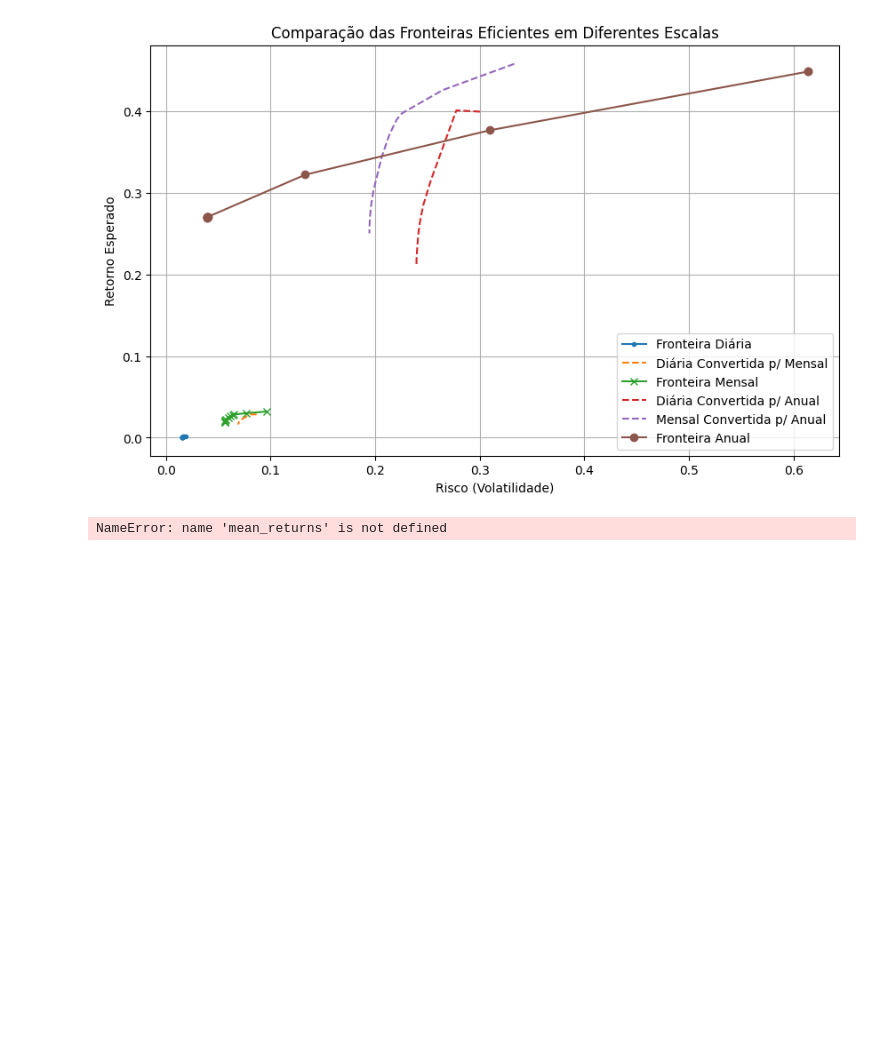
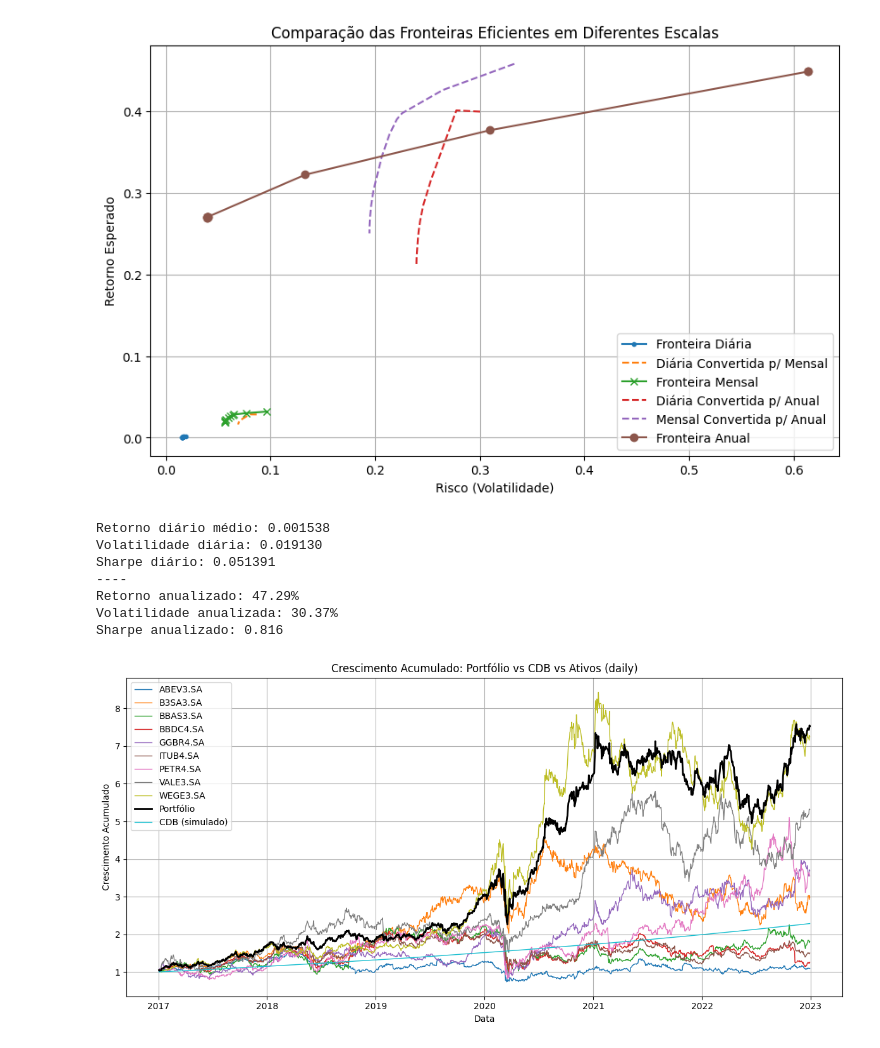
Before and after one commit to maronect/deep_learning_finance, a Jupyter notebook: notebooks/01-markowitz_optimization.ipynb, the cells around one changed output. Saved outputs shown, nothing was run; the diff lists cells and outputs as text; code cells hidden in the pictures; blank space fills up the shorter version.

Commit message:
plot time series comparison monthly and daily

```diff
--- a/notebooks/01-markowitz_optimization.ipynb
+++ b/notebooks/01-markowitz_optimization.ipynb
@@ -221,41 +231,55 @@ vol_sharpe = portfolio_volatility(weights_sharpe, cov_matrix_daily)
 # %%
-ret_sharpe = portfolio_return(weights_sharpe, mean_returns)
-vol_sharpe = portfolio_volatility(weights_sharpe, cov_matrix)
-sharpe_ratio = (ret_sharpe - risk_free_rate_daily) / vol_sharpe
+ret_sharpe_annual = (1 + ret_sharpe) ** 252 - 1
+vol_sharpe_annual = vol_sharpe * np.sqrt(252)
+sharpe_ratio_annual = sharpe_ratio * np.sqrt(252)
 
-print("\nMétricas do Portfólio (Sharpe)")
-print("Retorno:", ret_sharpe * 252)  # anualizado
-print("Volatilidade:", vol_sharpe * 252)
-print("Sharpe Ratio:", sharpe_ratio * 252)
+print(f"Retorno diário médio: {ret_sharpe:.6f}")
+print(f"Volatilidade diária: {vol_sharpe:.6f}")
+print(f"Sharpe diário: {sharpe_ratio:.6f}")
+print("----")
+print(f"Retorno anualizado: {ret_sharpe_annual:.2%}")
+
+
+print(f"Volatilidade anualizada: {vol_sharpe_annual:.2%}")
+print(f"Sharpe anualizado: {sharpe_ratio_annual:.3f}")
 # %% [output]
-NameError: name 'mean_returns' is not defined
+Retorno diário médio: 0.001538
+Volatilidade diária: 0.019130
+Sharpe diário: 0.051391
+----
+Retorno anualizado: 47.29%
+Volatilidade anualizada: 30.37%
+Sharpe anualizado: 0.816
 # %%
-# Definindo taxa anual de benchmark (CDB/CDI)
+# === Benchmark comparativo (CDB/CDI) ===
 from outputs.charts.markowitz_plot import compute_benchmark_growth
 
-##cdi_annual = 0.1365
+frequencia_retorno = 'daily'
 
-# Número de períodos com base nos retornos calculados
-num_periods = len(returns)
+# Número de períodos da série de retornos
+num_periods = len(returns_daily)
 
-# Crescimento acumulado simulado do benchmark
+# Crescimento acumulado do benchmark (CDB simulado)
 cdb_growth = compute_benchmark_growth(risk_free_rate, frequencia_retorno, num_periods)
 
-returns_acumulados = (1 + returns).cumprod()
-returns_acumulados["Portfólio"] = (1 + returns.dot(weights_sharpe)).cumprod()
+# === Retornos acumulados ===
+returns_acumulados = (1 + returns_daily).cumprod()
+returns_acumulados["Portfólio"] = (1 + returns_daily.dot(weights_sharpe)).cumprod()
 returns_acumulados["CDB (simulado)"] = cdb_growth
 
 plt.figure(figsize=(12, 6))
 for col in returns_acumulados.columns:
-    linewidth= 2 if col == 'Portfólio' else 1
-    color = 'black' if col == 'Portfólio' else None
-    plt.plot(returns_acumulados.index, returns_acumulados[col], label=col, linestyle='-', linewidth=linewidth, color=color)
-
+    linewidth = 2 if col == "Portfólio" else 1
+    color = "black" if col == "Portfólio" else None
+    plt.plot(returns_acumulados.index, returns_acumulados[col],
+             label=col, linestyle="-", linewidth=linewidth, color=color)
 
 plt.title(f"Crescimento Acumulado: Portfólio vs CDB vs Ativos ({frequencia_retorno})")
 plt.xlabel("Data")
 plt.ylabel("Crescimento Acumulado")
 plt.legend()
 plt.grid(True)
 plt.tight_layout()
 plt.show()
+# %% [output]
+[figure, added]
```
Also changed, not shown: parts of 14 cells of this notebook, 3 other files.
